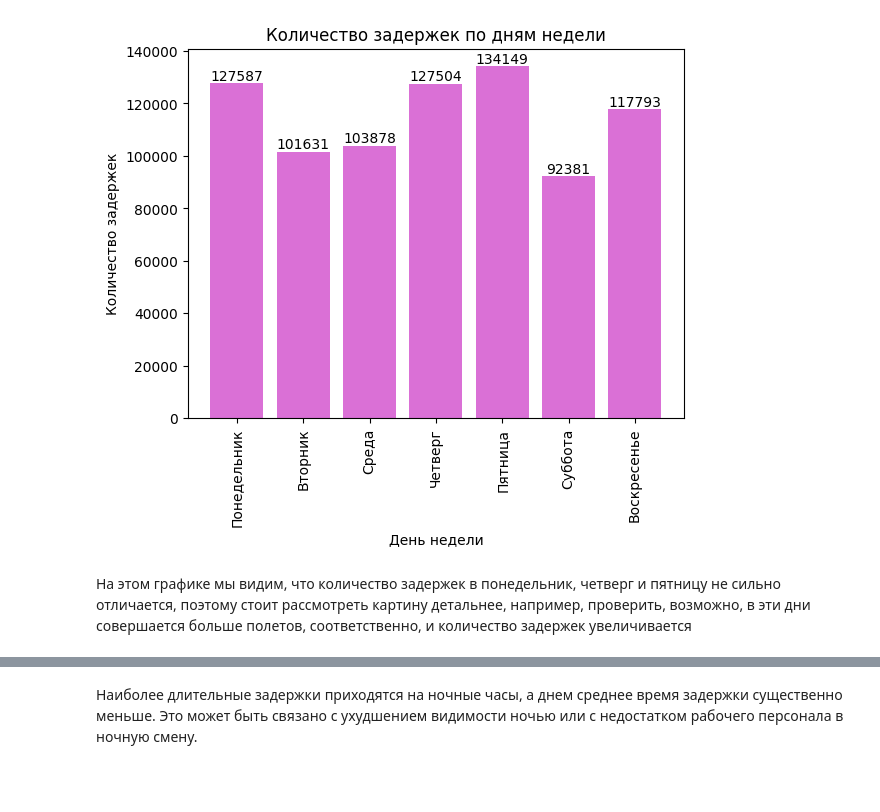
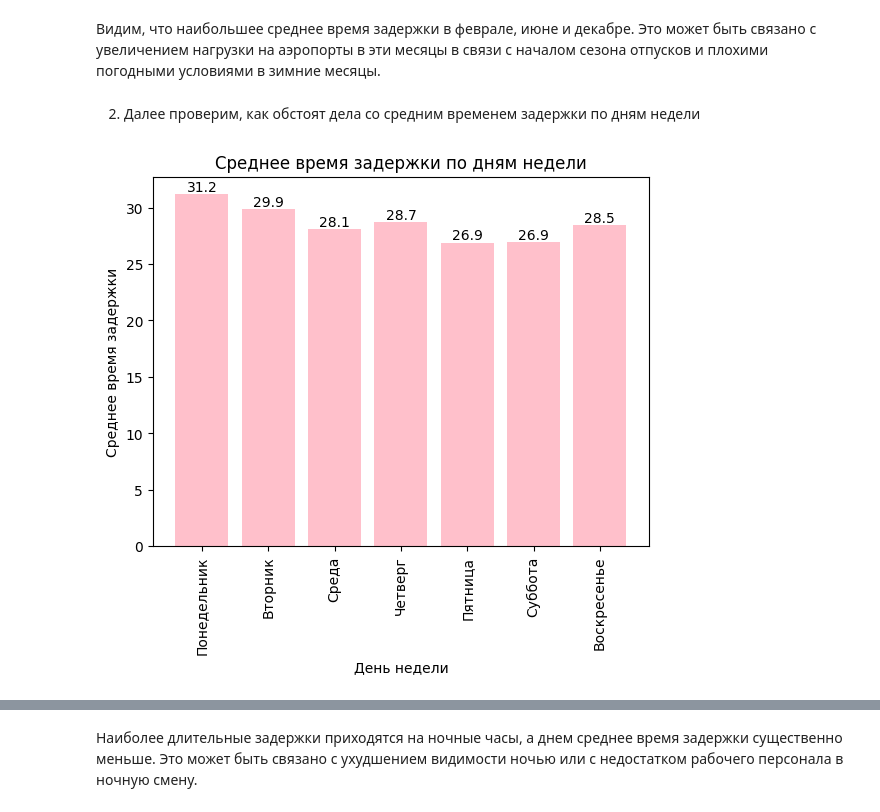
Before and after one commit to ilyachti/statprac, a Jupyter notebook: hw4.ipynb, the cells around one changed output, grey strips where cells are left out. Drawn from its saved outputs; the diff is of its cells as text; code cells hidden in the pictures; blank space fills up the shorter version.

```diff
--- a/hw4.ipynb
+++ b/hw4.ipynb
@@ -18,0 +39,17 @@ df2 = df2[~df2['IATA_CODE'].str.match(r'^\d+$', na=False)]
+# %%
+df['MONTH'] = df['DATE'].dt.month
+flightcount_df = df.groupby('MONTH')['DEPARTURE_DELAY'].mean().reset_index(name='FLIGHT_COUNT')
+months = ['январь', 'февраль', 'март', 'апрель', 'май', 'июнь', 'июль', 'август', 'сентябрь', 'октябрь', 'ноябрь', 'декабрь']
+flightcount_df['MONTH'] = flightcount_df['MONTH'].map(lambda x: months[x-1])
+plt.figure(figsize = (15, 10))
+bars = plt.bar(flightcount_df['MONTH'], flightcount_df['FLIGHT_COUNT'], color = 'orchid')
+for bar in bars:
+    height = bar.get_height()
+    plt.text(bar.get_x() + bar.get_width() / 2, height, f'{height:.1f}',
+             ha='center', va='bottom', fontsize=10)
+plt.xlabel('Месяц')
+plt.ylabel('Среднее время задержки')
+plt.title('Среднее время задержки по месяцам')
+plt.xticks(rotation = 90)
+
+plt.show()
@@ -19,23 +58,21 @@ df2 = df2[~df2['IATA_CODE'].str.match(r'^\d+$', na=False)]
+# %% [markdown]
+Видим, что наибольшее среднее время задержки в феврале, июне и декабре. Это может быть связано с увеличением нагрузки на аэропорты в эти месяцы в связи с началом сезона отпусков и плохими погодными условиями в зимние месяцы.
+# %% [markdown]
+2. Далее проверим, как обстоят дела со средним временем задержки по дням недели
 # %%
-#рассматриваем только те рейсы, у которых время задержки вылета положительно(иначе это не задержка)
-filtered_df = df1[df1['DEPARTURE_DELAY'] > 0]
-delaycount_df = filtered_df.groupby('DAY_OF_WEEK').size().reset_index(name='DELAY_COUNT')
+meandelay_df = df.groupby("DAY_OF_WEEK")["DEPARTURE_DELAY"].mean().reset_index(name = 'MEAN_DELAY')
 days_of_week = ['Понедельник', 'Вторник', 'Среда', 'Четверг', 'Пятница', 'Суббота', 'Воскресенье']
-delaycount_df['DAY_OF_WEEK'] = delaycount_df['DAY_OF_WEEK'].map(lambda x: days_of_week[x-1])
-
-
-bars = plt.bar(delaycount_df['DAY_OF_WEEK'], delaycount_df['DELAY_COUNT'], color = 'orchid')
+meandelay_df['DAY_OF_WEEK'] = meandelay_df['DAY_OF_WEEK'].map(lambda x: days_of_week[x-1])
+bars = plt.bar(meandelay_df['DAY_OF_WEEK'], meandelay_df['MEAN_DELAY'], color = 'pink')
 for bar in bars:
     height = bar.get_height()
-    plt.text(bar.get_x() + bar.get_width() / 2, height, f'{height}',
+    plt.text(bar.get_x() + bar.get_width() / 2, height, f'{height:.1f}',
              ha='center', va='bottom', fontsize=10)
 plt.xlabel('День недели')
-plt.ylabel('Количество задержек')
-plt.title('Количество задержек по дням недели')
+plt.ylabel('Среднее время задержки')
+plt.title('Среднее время задержки по дням недели')
 plt.xticks(rotation = 90)
 
 plt.show()
 # %% [output]
-[figure, old version]
+[figure, new version]
-# %% [markdown]
-На этом графике мы видим, что количество задержек в понедельник, четверг и пятницу не сильно отличается, поэтому стоит рассмотреть картину детальнее, например, проверить, возможно, в эти дни совершается больше полетов, соответственно, и количество задержек увеличивается
```
Also changed, not shown: parts of 40 cells of this notebook.
